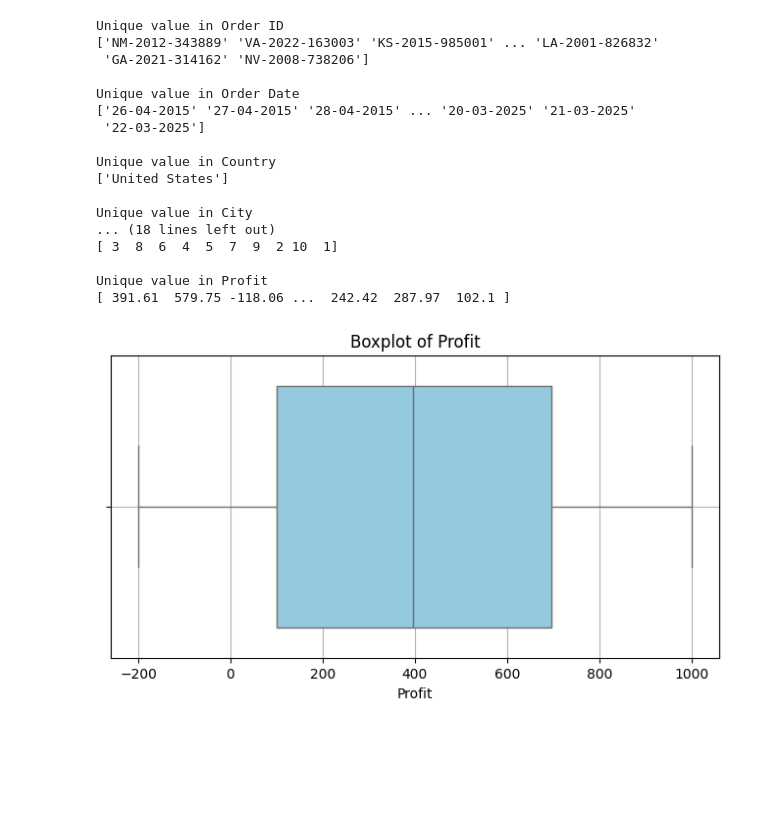
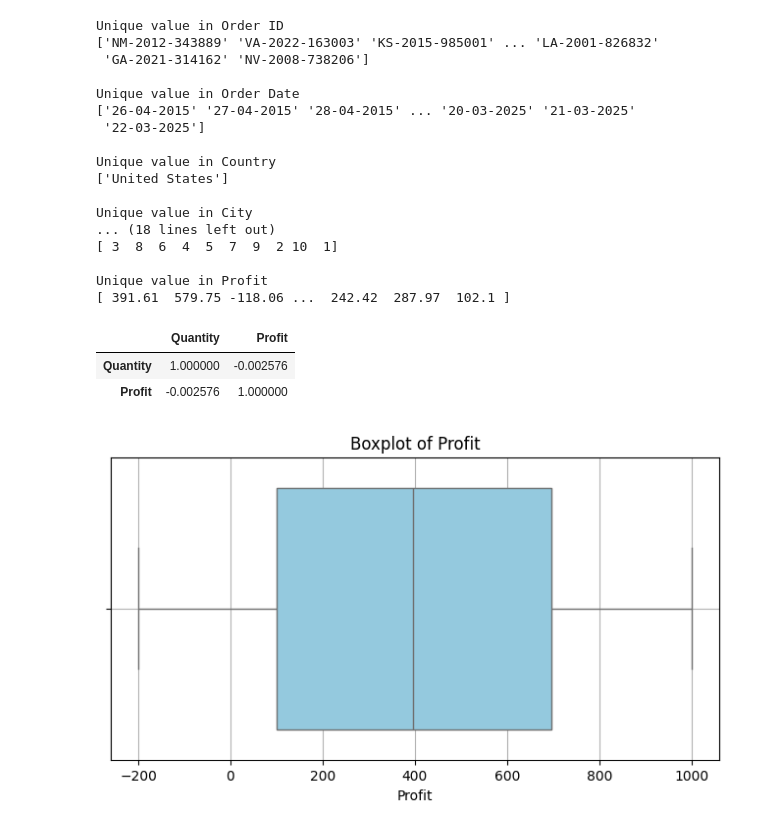
Before and after one commit to Hameedhullah/Order-Profit-Prediction, a Jupyter notebook: Order_Profit_Prediction.ipynb, the cells around one changed output. Cells and saved outputs as stored; diff of their text form; code cells hidden in the pictures; blank space fills up the shorter version.

```diff
--- a/Order_Profit_Prediction.ipynb
+++ b/Order_Profit_Prediction.ipynb
@@ -68,4 +82,6 @@ data_train.describe(include="all").T
 | Product Name | 22291 | 15 | Mobile Pedestal | 1586 | NaN | NaN | NaN | NaN | NaN | NaN | NaN |
 | Quantity | 22291.0 | NaN | NaN | NaN | 5.518101 | 2.865486 | 1.0 | 3.0 | 6.0 | 8.0 | 10.0 |
 | Profit | 22291.0 | NaN | NaN | NaN | 398.797705 | 345.353033 | -199.89 | 99.45 | 396.44 | 696.15 | 999.97 |
+# %%
+data_train.drop('Order Date',axis=1,inplace=True)
 # %%
@@ -135,6 +168,12 @@ Unique value in City
 
 Unique value in Profit
 [ 391.61  579.75 -118.06 ...  242.42  287.97  102.1 ]
+# %%
+data_train[['Quantity','Profit']].corr()
+# %% [output]
+|  | Quantity | Profit |
+| Quantity | 1.000000 | -0.002576 |
+| Profit | -0.002576 | 1.000000 |
 # %%
 plt.figure(figsize=(8, 4))
 sns.boxplot(x=data_train['Profit'], color='skyblue')
```
Also changed, not shown: parts of 3 cells of this notebook.
